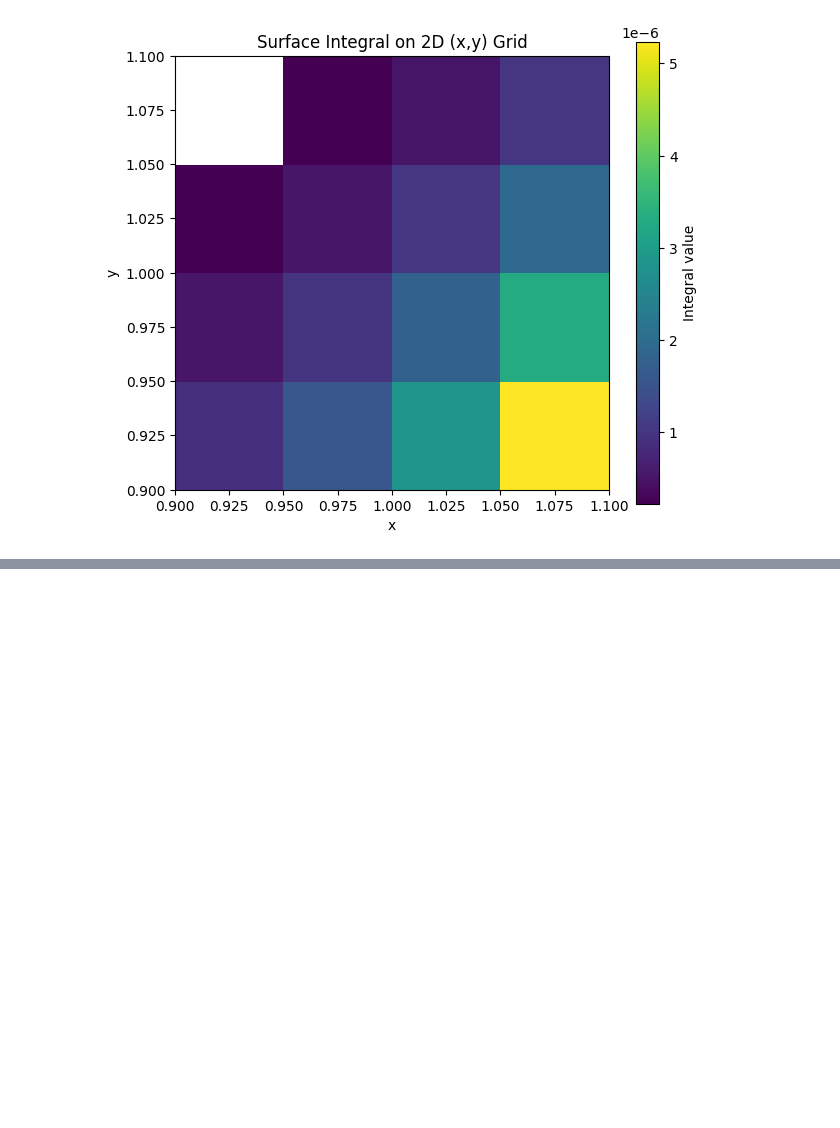
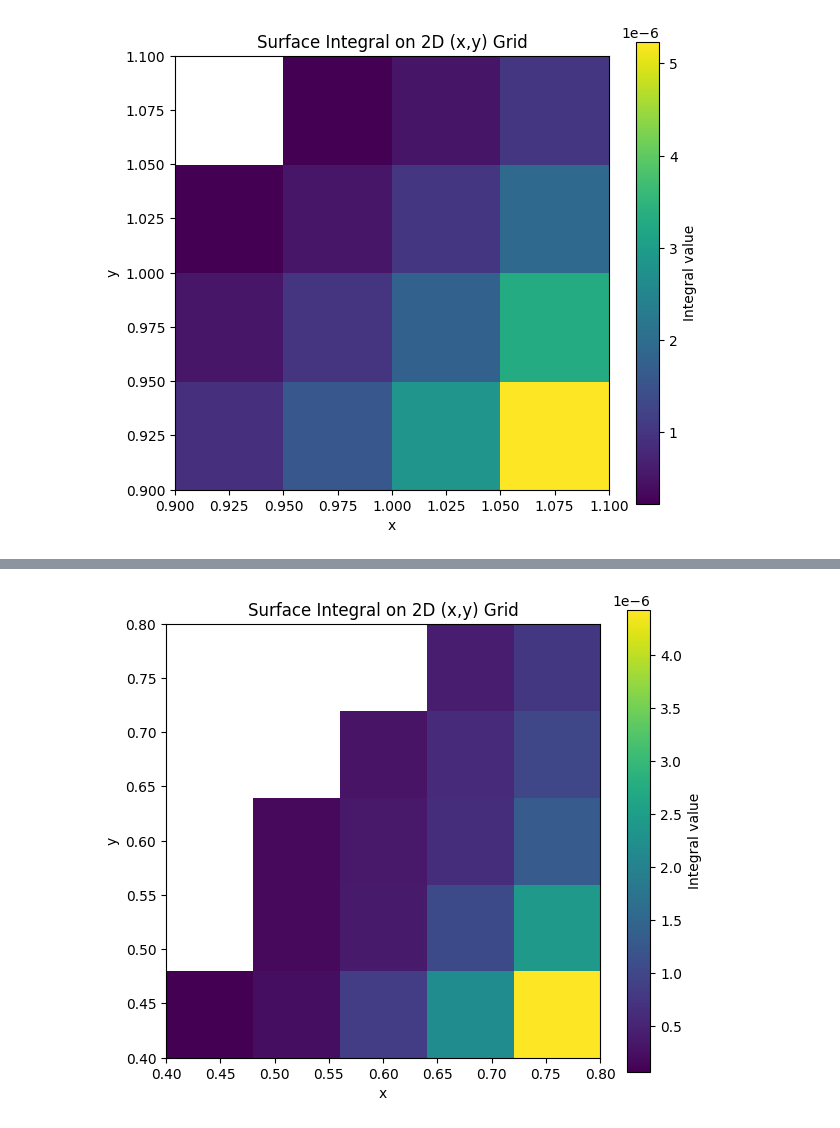
Before and after one commit to JuanitaAgudelo/TesisRepo, a Jupyter notebook: density_space_mapping/z_grid_mapping.ipynb, the cells around one changed output, grey strips where cells are left out. Saved outputs shown, nothing was run; the diff lists cells and outputs as text; code cells hidden in the pictures; blank space fills up the shorter version.

```diff
--- a/density_space_mapping/z_grid_mapping.ipynb
+++ b/density_space_mapping/z_grid_mapping.ipynb
@@ -237,0 +251,18 @@ plt.show()
+# %%
+xmin, xmax = 0.4, 0.8
+ymin, ymax = 0.4, 0.8
+
+with open("P_X_grid_3.dat", "rb") as f:
+    integral_grid3 = np.loadtxt(f)
+
+plt.figure(figsize=(7,6))
+plt.imshow(integral_grid3.T, origin='lower',
+           extent=[xmin, xmax, ymin, ymax],
+           aspect='equal')
+plt.colorbar(label="Integral value")
+plt.xlabel("x")
+plt.ylabel("y")
+plt.title("Surface Integral on 2D (x,y) Grid")
+plt.show()
+# %% [output]
+[figure, added]
```
Also changed, not shown: parts of 4 cells of this notebook, 3 other files.
